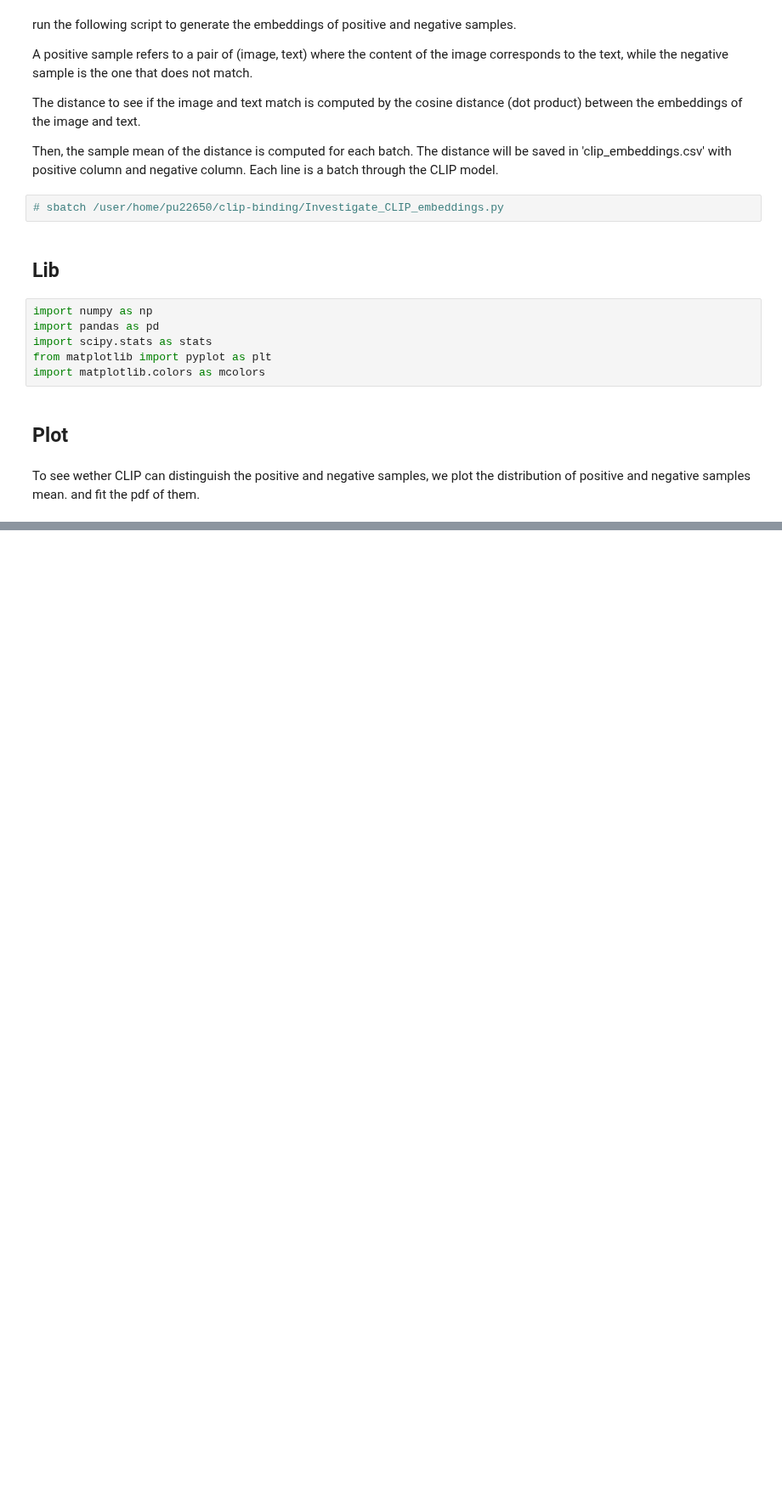
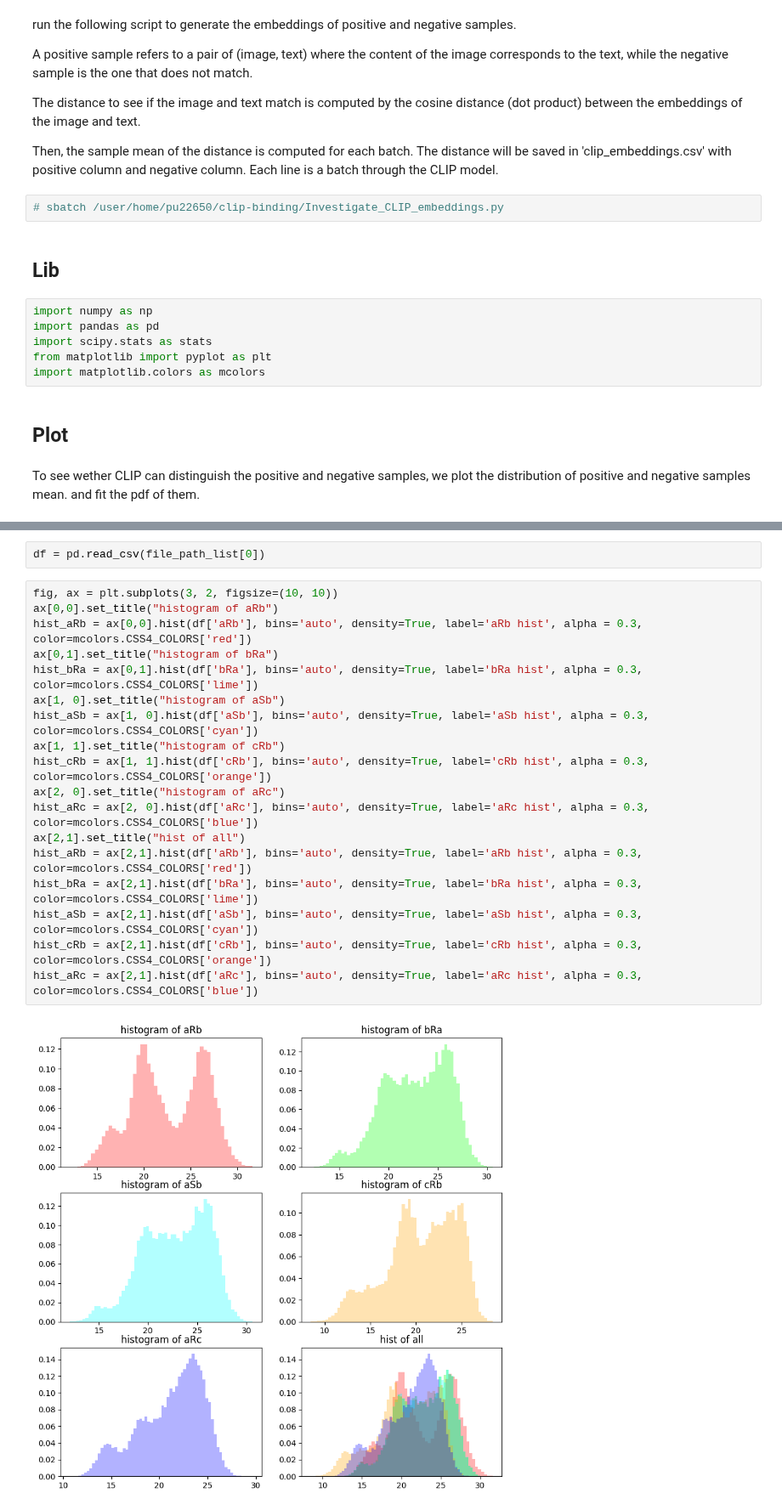
Before and after one commit to karry-z/clip-binding, a Jupyter notebook: Investigate_CLIP_text_embeddings.ipynb, the cells around one changed output, grey strips where cells are left out. Shown at 85% size. Cells and saved outputs as stored; diff of their text form; blank space fills up the shorter version.

```diff
--- a/Investigate_CLIP_text_embeddings.ipynb
+++ b/Investigate_CLIP_text_embeddings.ipynb
@@ -73,0 +114,22 @@ Since the p-value of the test (0) is less than .05, we reject the null hypothesi
+# %%
+df = pd.read_csv(file_path_list[0])
+# %%
+fig, ax = plt.subplots(3, 2, figsize=(10, 10))
+ax[0,0].set_title("histogram of aRb")
+hist_aRb = ax[0,0].hist(df['aRb'], bins='auto', density=True, label='aRb hist', alpha = 0.3, color=mcolors.CSS4_COLORS['red'])
+ax[0,1].set_title("histogram of bRa")
+hist_bRa = ax[0,1].hist(df['bRa'], bins='auto', density=True, label='bRa hist', alpha = 0.3, color=mcolors.CSS4_COLORS['lime'])
+ax[1, 0].set_title("histogram of aSb")
+hist_aSb = ax[1, 0].hist(df['aSb'], bins='auto', density=True, label='aSb hist', alpha = 0.3, color=mcolors.CSS4_COLORS['cyan'])
+ax[1, 1].set_title("histogram of cRb")
+hist_cRb = ax[1, 1].hist(df['cRb'], bins='auto', density=True, label='cRb hist', alpha = 0.3, color=mcolors.CSS4_COLORS['orange'])
+ax[2, 0].set_title("histogram of aRc")
+hist_aRc = ax[2, 0].hist(df['aRc'], bins='auto', density=True, label='aRc hist', alpha = 0.3, color=mcolors.CSS4_COLORS['blue'])
+ax[2,1].set_title("hist of all")
+hist_aRb = ax[2,1].hist(df['aRb'], bins='auto', density=True, label='aRb hist', alpha = 0.3, color=mcolors.CSS4_COLORS['red'])
+hist_bRa = ax[2,1].hist(df['bRa'], bins='auto', density=True, label='bRa hist', alpha = 0.3, color=mcolors.CSS4_COLORS['lime'])
+hist_aSb = ax[2,1].hist(df['aSb'], bins='auto', density=True, label='aSb hist', alpha = 0.3, color=mcolors.CSS4_COLORS['cyan'])
+hist_cRb = ax[2,1].hist(df['cRb'], bins='auto', density=True, label='cRb hist', alpha = 0.3, color=mcolors.CSS4_COLORS['orange'])
+hist_aRc = ax[2,1].hist(df['aRc'], bins='auto', density=True, label='aRc hist', alpha = 0.3, color=mcolors.CSS4_COLORS['blue'])
+# %% [output]
+[figure, added]
```
Also changed, not shown: parts of 14 cells of this notebook, 4 other files.
